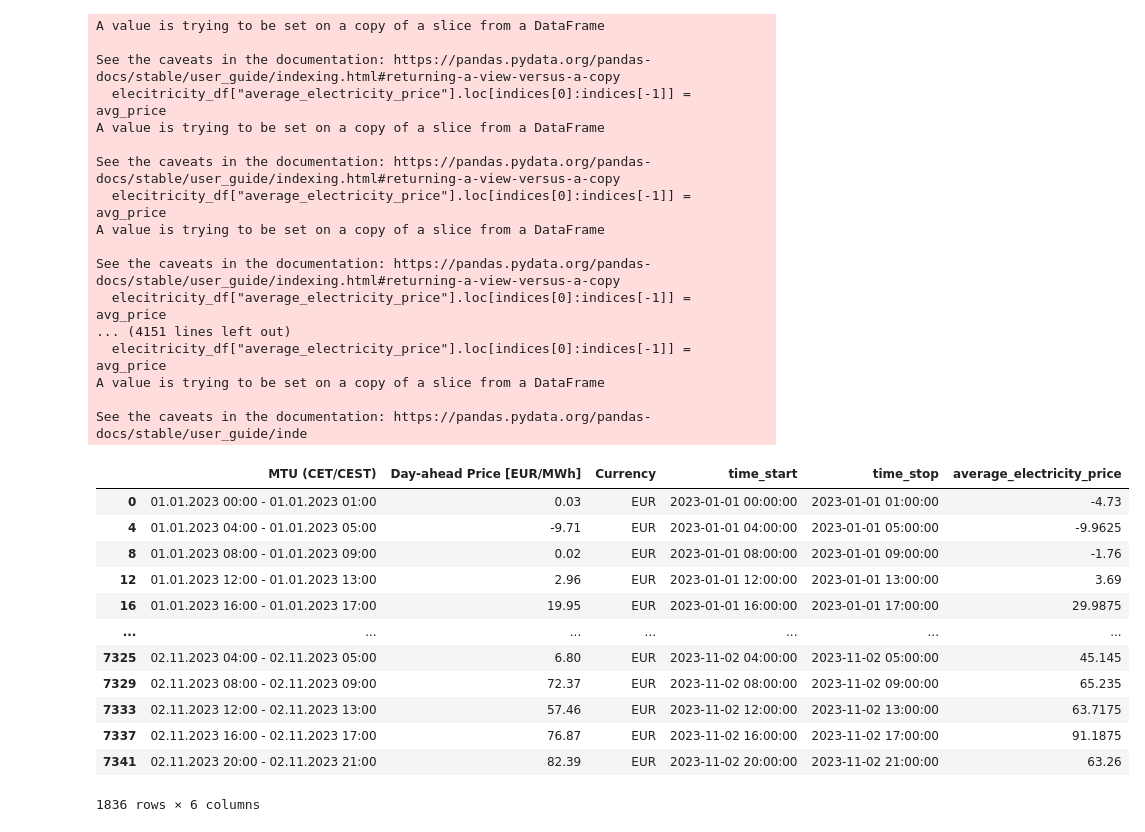
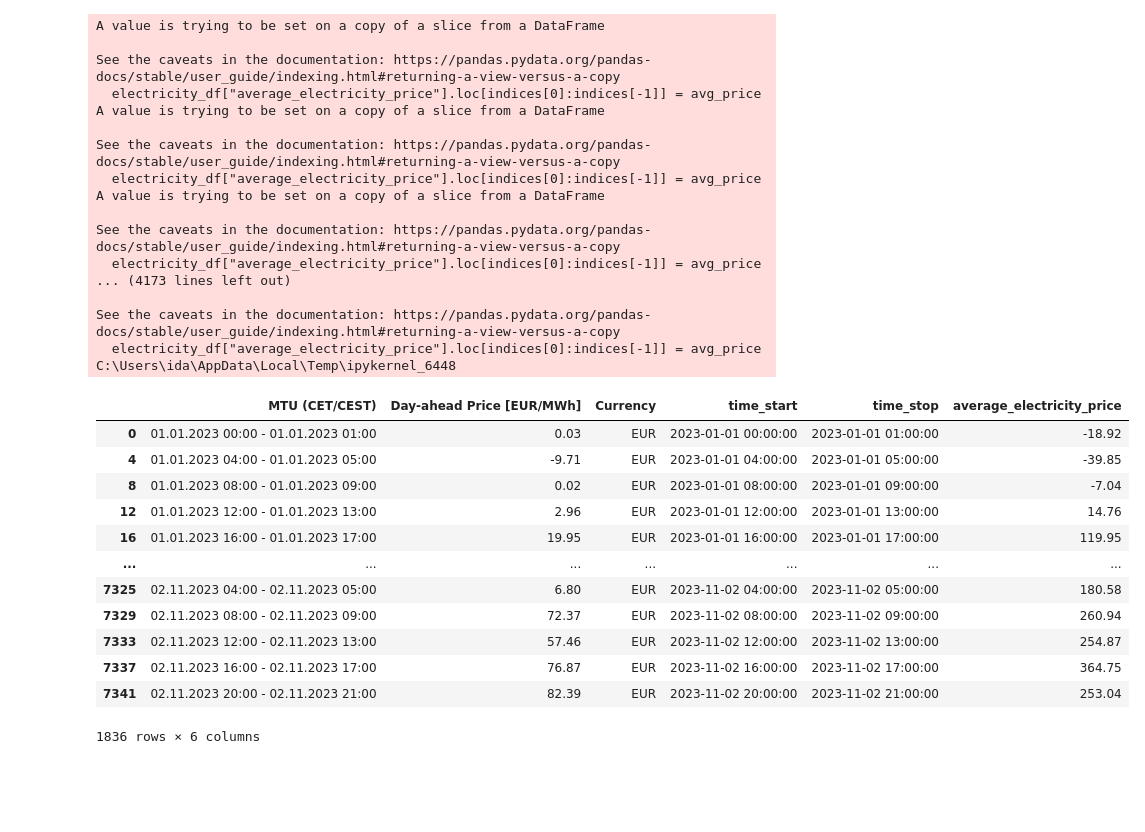
Before and after one commit to ibstokke/EnergyNow23, a Jupyter notebook: Electricity_prices.ipynb, the cells around one changed output. Drawn from its saved outputs; the diff is of its cells as text; code cells hidden in the pictures; blank space fills up the shorter version.

```diff
--- a/Electricity_prices.ipynb
+++ b/Electricity_prices.ipynb
@@ -20,52 +20,52 @@ electricity_df["time_start"] = pd.to_datetime(electricity_df["time_start"], form
 electricity_df["time_stop"] = pd.to_datetime(electricity_df["time_stop"], format = "%d.%m.%Y %H:%M")
 electricity_df["Day-ahead Price [EUR/MWh]"] = pd.to_numeric(electricity_df["Day-ahead Price [EUR/MWh]"])
 
 
 interval_size_int = 4
 interval_size = pd.Timedelta(hours=interval_size_int)
 
 electricity_df["average_electricity_price"] = pd.Series()
 prices_series = pd.Series()
 date_iterator = start_date
 while date_iterator < end_date:
     df = electricity_df [(electricity_df["time_start"] >= date_iterator) & (electricity_df["time_start"]< date_iterator + interval_size)]
     #Finding the average 4 hour price in EUR/MWh
-    avg_price = df["Day-ahead Price [EUR/MWh]"].sum()/interval_size_int
+    avg_price = df["Day-ahead Price [EUR/MWh]"].sum()
     indices = list(df.index.values)
     electricity_df["average_electricity_price"].loc[indices[0]:indices[-1]] = avg_price
     date_iterator = date_iterator+interval_size
 electricity_df = electricity_df[electricity_df["time_start"].dt.hour%4 ==0]
 electricity_df
 # %% [output]
 A value is trying to be set on a copy of a slice from a DataFrame
 
 See the caveats in the documentation: https://pandas.pydata.org/pandas-docs/stable/user_guide/indexing.html#returning-a-view-versus-a-copy
-  elecitricity_df["average_electricity_price"].loc[indices[0]:indices[-1]] = avg_price
+  electricity_df["average_electricity_price"].loc[indices[0]:indices[-1]] = avg_price
 A value is trying to be set on a copy of a slice from a DataFrame
 
 See the caveats in the documentation: https://pandas.pydata.org/pandas-docs/stable/user_guide/indexing.html#returning-a-view-versus-a-copy
-  elecitricity_df["average_electricity_price"].loc[indices[0]:indices[-1]] = avg_price
+  electricity_df["average_electricity_price"].loc[indices[0]:indices[-1]] = avg_price
 A value is trying to be set on a copy of a slice from a DataFrame
 
 See the caveats in the documentation: https://pandas.pydata.org/pandas-docs/stable/user_guide/indexing.html#returning-a-view-versus-a-copy
-  elecitricity_df["average_electricity_price"].loc[indices[0]:indices[-1]] = avg_price
-... (4151 lines left out)
-  elecitricity_df["average_electricity_price"].loc[indices[0]:indices[-1]] = avg_price
-A value is trying to be set on a copy of a slice from a DataFrame
+  electricity_df["average_electricity_price"].loc[indices[0]:indices[-1]] = avg_price
+... (4173 lines left out)
 
-See the caveats in the documentation: https://pandas.pydata.org/pandas-docs/stable/user_guide/inde
+See the caveats in the documentation: https://pandas.pydata.org/pandas-docs/stable/user_guide/indexing.html#returning-a-view-versus-a-copy
+  electricity_df["average_electricity_price"].loc[indices[0]:indices[-1]] = avg_price
+C:\Users\ida\AppData\Local\Temp\ipykernel_6448
 |  | MTU (CET/CEST) | Day-ahead Price [EUR/MWh] | Currency | time_start | time_stop | average_electricity_price |
-| 0 | 01.01.2023 00:00 - 01.01.2023 01:00 | 0.03 | EUR | 2023-01-01 00:00:00 | 2023-01-01 01:00:00 | -4.73 |
-| 4 | 01.01.2023 04:00 - 01.01.2023 05:00 | -9.71 | EUR | 2023-01-01 04:00:00 | 2023-01-01 05:00:00 | -9.9625 |
-| 8 | 01.01.2023 08:00 - 01.01.2023 09:00 | 0.02 | EUR | 2023-01-01 08:00:00 | 2023-01-01 09:00:00 | -1.76 |
-| 12 | 01.01.2023 12:00 - 01.01.2023 13:00 | 2.96 | EUR | 2023-01-01 12:00:00 | 2023-01-01 13:00:00 | 3.69 |
-| 16 | 01.01.2023 16:00 - 01.01.2023 17:00 | 19.95 | EUR | 2023-01-01 16:00:00 | 2023-01-01 17:00:00 | 29.9875 |
+| 0 | 01.01.2023 00:00 - 01.01.2023 01:00 | 0.03 | EUR | 2023-01-01 00:00:00 | 2023-01-01 01:00:00 | -18.92 |
+| 4 | 01.01.2023 04:00 - 01.01.2023 05:00 | -9.71 | EUR | 2023-01-01 04:00:00 | 2023-01-01 05:00:00 | -39.85 |
+| 8 | 01.01.2023 08:00 - 01.01.2023 09:00 | 0.02 | EUR | 2023-01-01 08:00:00 | 2023-01-01 09:00:00 | -7.04 |
+| 12 | 01.01.2023 12:00 - 01.01.2023 13:00 | 2.96 | EUR | 2023-01-01 12:00:00 | 2023-01-01 13:00:00 | 14.76 |
+| 16 | 01.01.2023 16:00 - 01.01.2023 17:00 | 19.95 | EUR | 2023-01-01 16:00:00 | 2023-01-01 17:00:00 | 119.95 |
 | ... | ... | ... | ... | ... | ... | ... |
-| 7325 | 02.11.2023 04:00 - 02.11.2023 05:00 | 6.80 | EUR | 2023-11-02 04:00:00 | 2023-11-02 05:00:00 | 45.145 |
-| 7329 | 02.11.2023 08:00 - 02.11.2023 09:00 | 72.37 | EUR | 2023-11-02 08:00:00 | 2023-11-02 09:00:00 | 65.235 |
-| 7333 | 02.11.2023 12:00 - 02.11.2023 13:00 | 57.46 | EUR | 2023-11-02 12:00:00 | 2023-11-02 13:00:00 | 63.7175 |
-| 7337 | 02.11.2023 16:00 - 02.11.2023 17:00 | 76.87 | EUR | 2023-11-02 16:00:00 | 2023-11-02 17:00:00 | 91.1875 |
-| 7341 | 02.11.2023 20:00 - 02.11.2023 21:00 | 82.39 | EUR | 2023-11-02 20:00:00 | 2023-11-02 21:00:00 | 63.26 |
+| 7325 | 02.11.2023 04:00 - 02.11.2023 05:00 | 6.80 | EUR | 2023-11-02 04:00:00 | 2023-11-02 05:00:00 | 180.58 |
+| 7329 | 02.11.2023 08:00 - 02.11.2023 09:00 | 72.37 | EUR | 2023-11-02 08:00:00 | 2023-11-02 09:00:00 | 260.94 |
+| 7333 | 02.11.2023 12:00 - 02.11.2023 13:00 | 57.46 | EUR | 2023-11-02 12:00:00 | 2023-11-02 13:00:00 | 254.87 |
+| 7337 | 02.11.2023 16:00 - 02.11.2023 17:00 | 76.87 | EUR | 2023-11-02 16:00:00 | 2023-11-02 17:00:00 | 364.75 |
+| 7341 | 02.11.2023 20:00 - 02.11.2023 21:00 | 82.39 | EUR | 2023-11-02 20:00:00 | 2023-11-02 21:00:00 | 253.04 |
 1836 rows × 6 columns
 # %%
 ancillary_df = pd.DataFrame()
```
Also changed, not shown: parts of 5 cells of this notebook.
